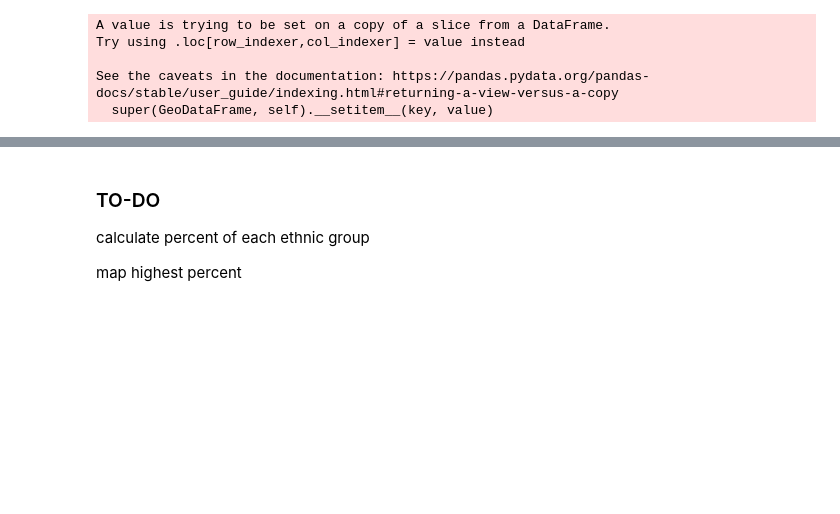
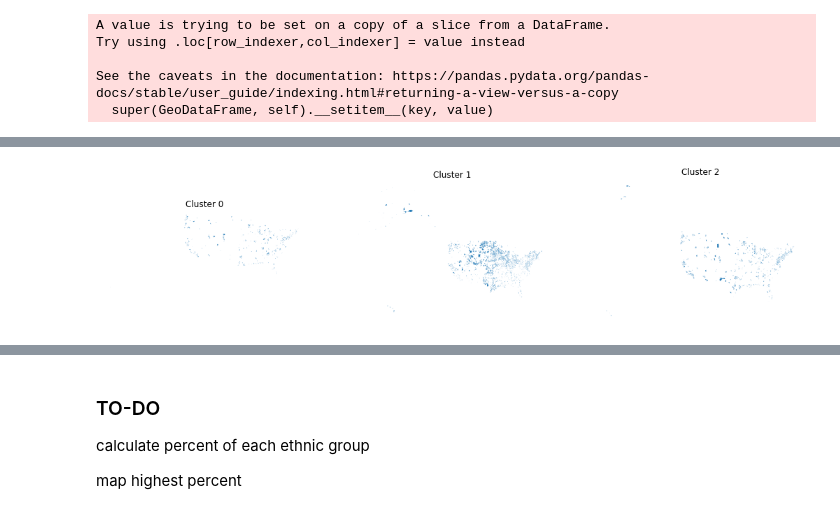
Before and after one commit to nadiiia/bumble_interview, a Jupyter notebook: Bumble_interview.ipynb, the cells around one changed output, grey strips where cells are left out. Drawn from its saved outputs; the diff is of its cells as text; code cells hidden in the pictures; blank space fills up the shorter version.

```diff
--- a/Bumble_interview.ipynb
+++ b/Bumble_interview.ipynb
@@ -321,0 +290,20 @@ compare my age subselection with  pop_25_years_over
+# %%
+# Create figure and axes
+fig, axs = plt.subplots(nrows=1, ncols=3, figsize=(18, 8))
+# Make the axes accessible with single indexing
+axs = axs.flatten()
+
+for i in clusters:
+    # select the axis where the map will go
+    ax = axs[i]
+    # Plot the map
+    gdf_18_45_high_inc.loc[(gdf_18_45_high_inc['k3cls']==i)].plot(ax=ax)
+
+    # Remove axis clutter
+    ax.set_axis_off()
+    # Set the axis title to the name of variable being plotted
+    ax.set_title('Cluster '+str(i))
+# Display the figure
+plt.show()
+# %% [output]
+[figure, added]
```
Also changed, not shown: parts of 55 cells of this notebook.
